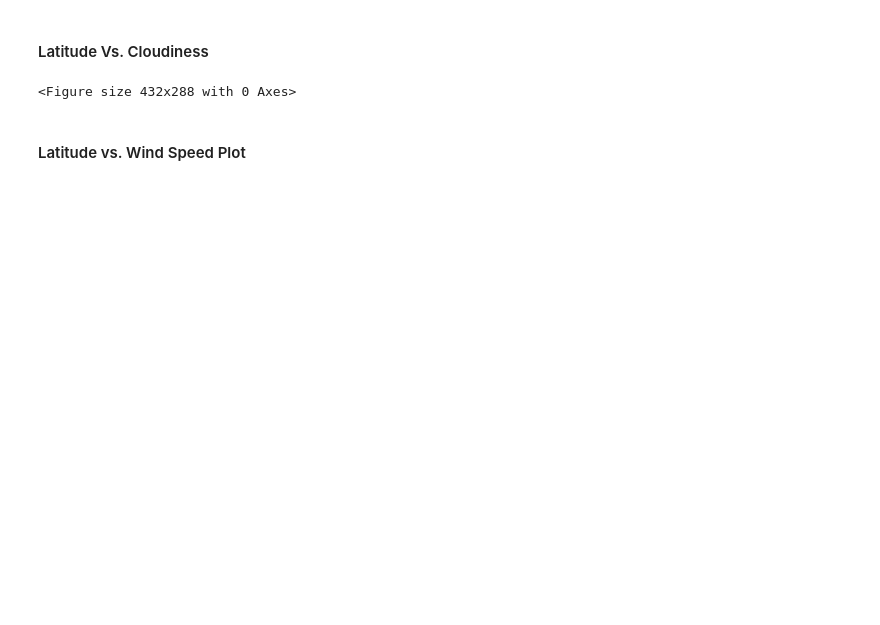
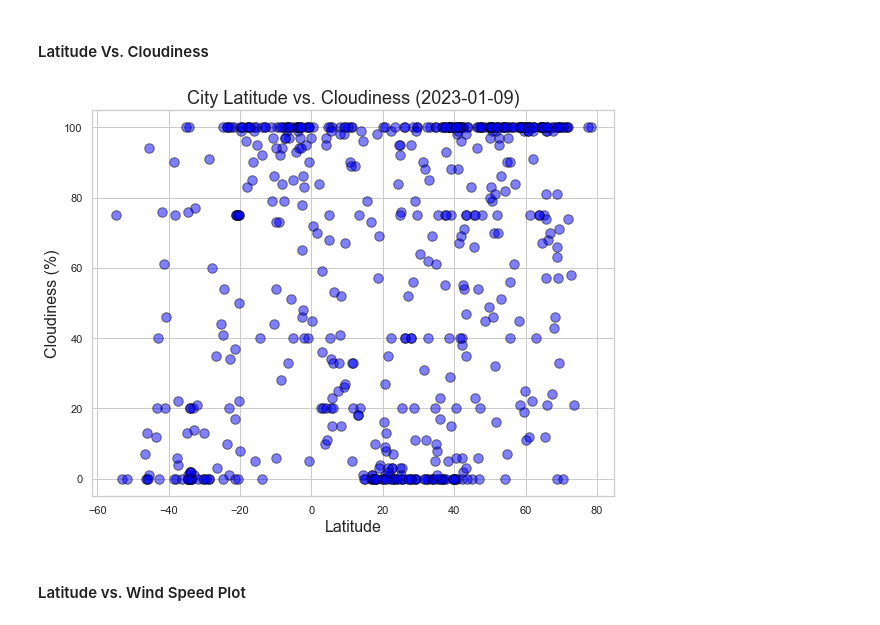
Before and after one commit to jonowood/python-api-challenge, a Jupyter notebook: WeatherPy/WeatherPy.ipynb, the cells around one changed output. Saved outputs shown, nothing was run; the diff lists cells and outputs as text; code cells hidden in the pictures; blank space fills up the shorter version.

```diff
--- a/WeatherPy/WeatherPy.ipynb
+++ b/WeatherPy/WeatherPy.ipynb
@@ -257,18 +257,26 @@ plt.show()
 #### Latitude Vs. Cloudiness
 # %%
 # Build the scatter plots for latitude vs. cloudiness
-# YOUR CODE HERE
+# Plot main data
+xPlot = city_data_df["Lat"]
+yPlot = city_data_df["Cloudiness"]
+plt.scatter(xPlot, yPlot, 90, marker="o", facecolors="blue", edgecolors='black', alpha=0.5)
+plt.tight_layout()
+plt.grid(True)
 
+# Plot output and styling
 # Incorporate the other graph properties
-# YOUR CODE HERE
+plt.xlabel("Latitude", fontsize=16)
+plt.ylabel("Cloudiness (%)", fontsize=16)
+plt.title("City Latitude vs. Cloudiness (2023-01-09)", fontsize=18)
 
 # Save the figure
 plt.savefig("output_data/Fig3.png")
 
 # Show plot
 plt.show()
 # %% [output]
-<Figure size 432x288 with 0 Axes>
+[figure, added]
 # %% [markdown]
 #### Latitude vs. Wind Speed Plot
 # %%
```
Also changed, not shown: parts of 4 cells of this notebook, 4 other files.
